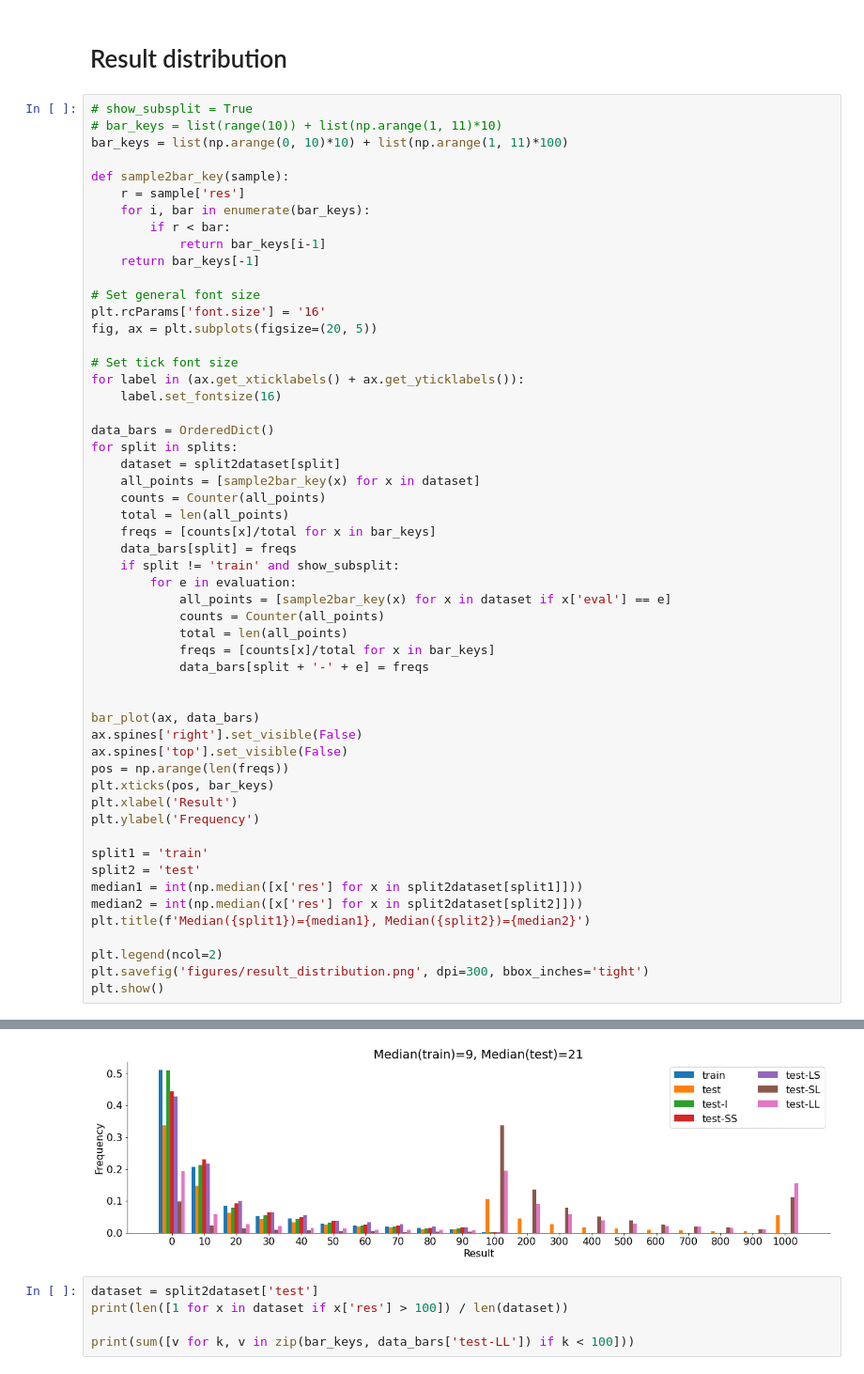
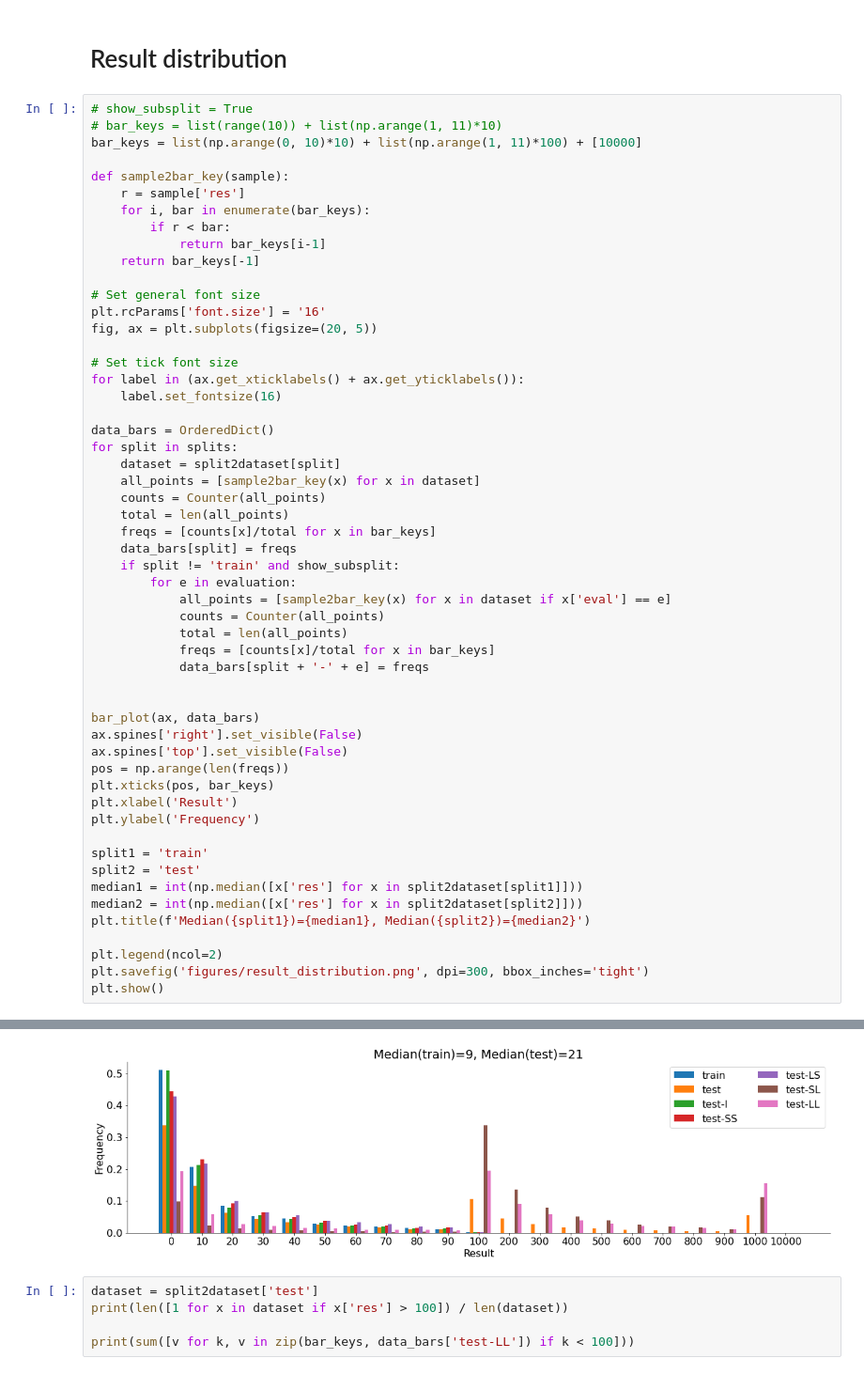
Before and after one commit to liqing-ustc/HINT, a Jupyter notebook: data/data_analysis.ipynb, the cells around one changed output, grey strips where cells are left out. Shown at 94% size. Cells and saved outputs as stored; diff of their text form.

```diff
--- a/data/data_analysis.ipynb
+++ b/data/data_analysis.ipynb
@@ -166,7 +166,7 @@ plt.show()
 # %%
 # show_subsplit = True
 # bar_keys = list(range(10)) + list(np.arange(1, 11)*10)
-bar_keys = list(np.arange(0, 10)*10) + list(np.arange(1, 11)*100)
+bar_keys = list(np.arange(0, 10)*10) + list(np.arange(1, 11)*100) + [10000]
 
 def sample2bar_key(sample):
     r = sample['res']
@@ -222,4 +221,4 @@ plt.show()
-[figure, old version]
+[figure, new version]
 # %%
 dataset = split2dataset['test']
 print(len([1 for x in dataset if x['res'] > 100]) / len(dataset))
```
Also changed, not shown: parts of 2 cells of this notebook, 1 other file.
